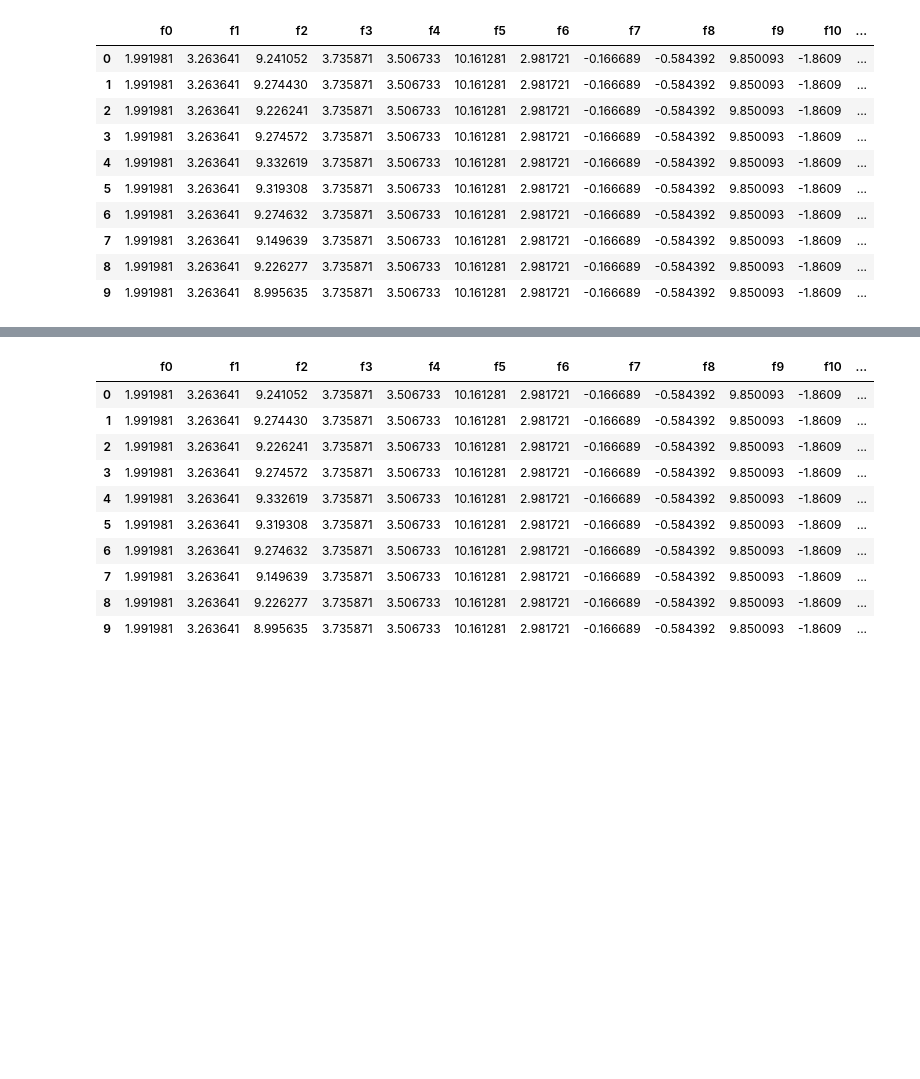
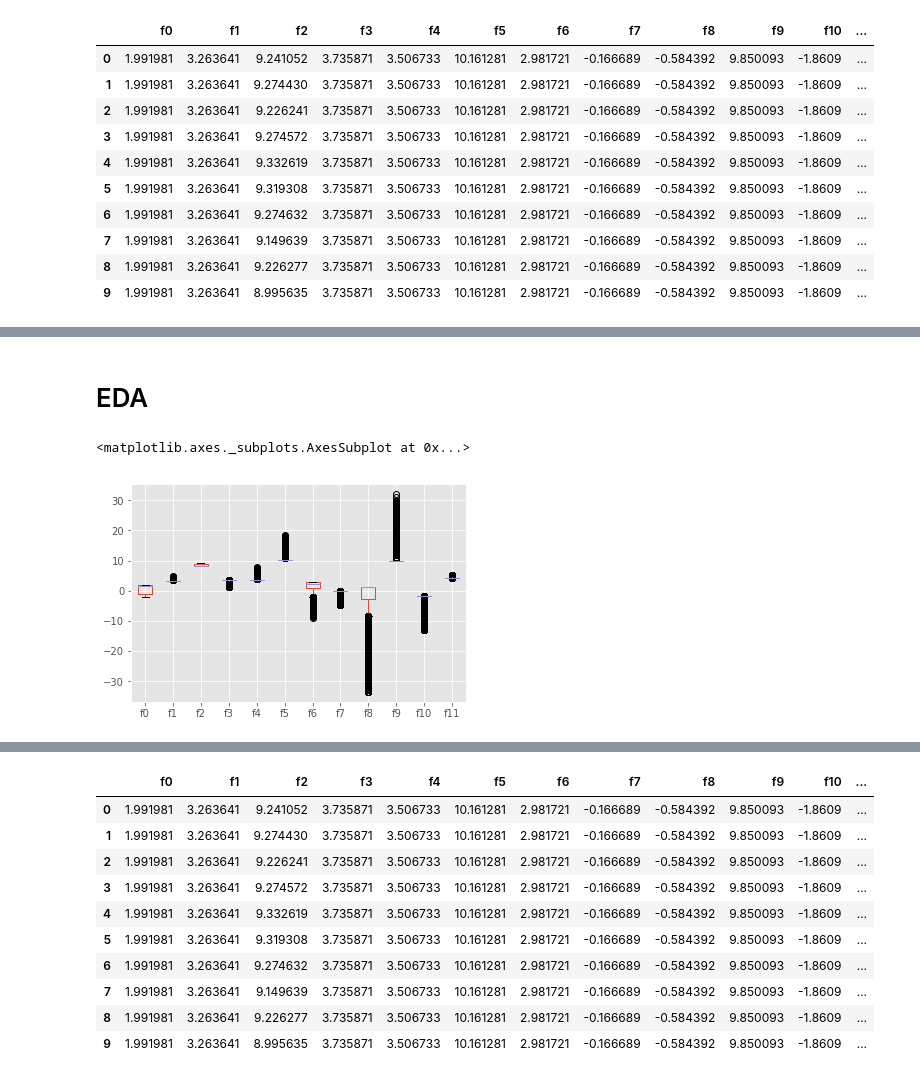
Before and after one commit to KamonohashiPerry/Uplift_Modeling, a Jupyter notebook: Uplift_Modeling_Criteo.ipynb, the cells around one changed output, grey strips where cells are left out. Saved outputs shown, nothing was run; the diff lists cells and outputs as text; code cells hidden in the pictures; blank space fills up the shorter version.

```diff
--- a/Uplift_Modeling_Criteo.ipynb
+++ b/Uplift_Modeling_Criteo.ipynb
@@ -26,0 +39,12 @@ source_df.head(10)
+# %% [markdown]
+# EDA
+# %%
+import numpy as np
+import seaborn as sns
+import matplotlib.pyplot as plt
+plt.rcParams['figure.figsize'] = [15, 5]
+# %%
+source_df.boxplot(column=['f0', 'f1', 'f2', 'f3', 'f4', 'f5', 'f6', 'f7', 'f8', 'f9', 'f10', 'f11'])
+# %% [output]
+<matplotlib.axes._subplots.AxesSubplot at 0x...>
+[figure, added]
```
Also changed, not shown: parts of 26 cells of this notebook, 1 other file.
